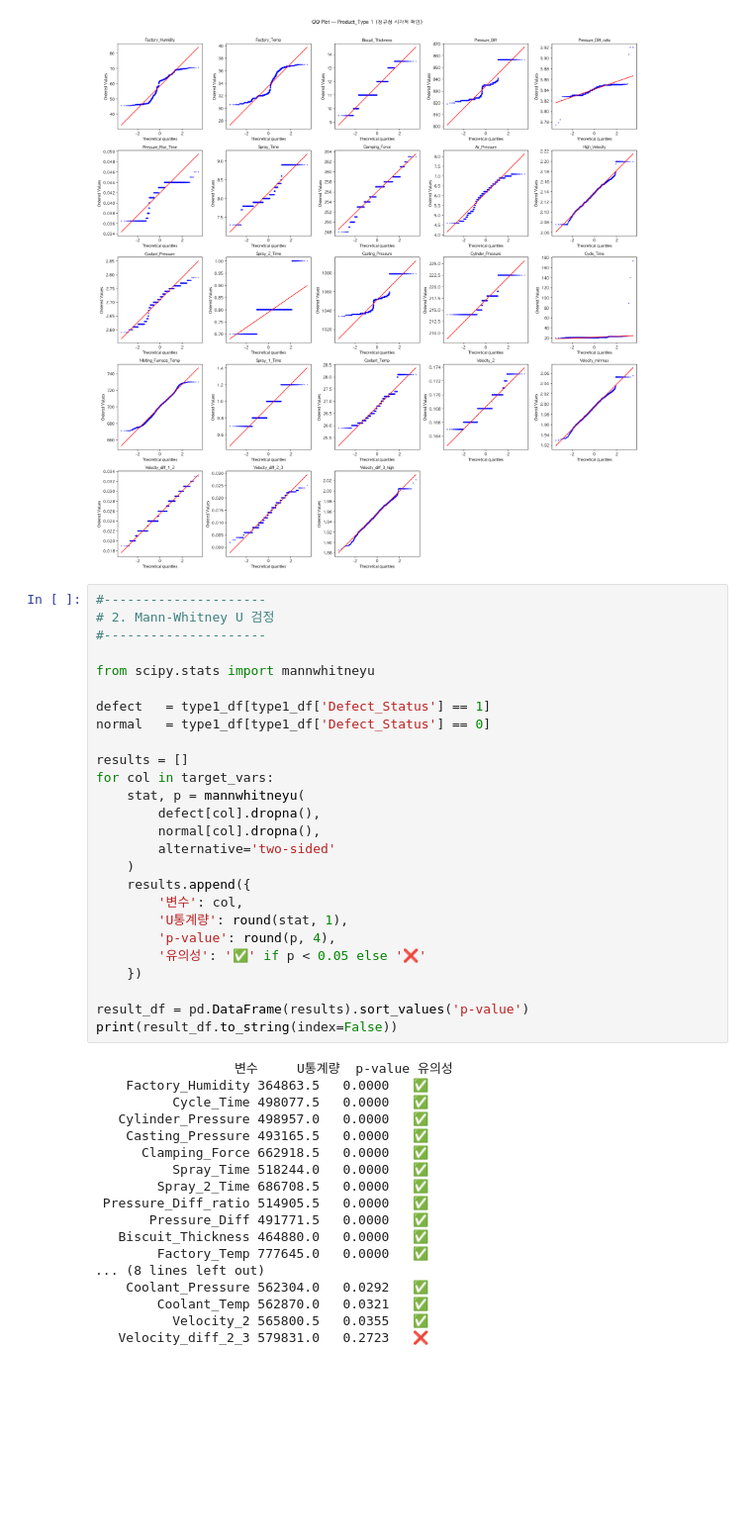
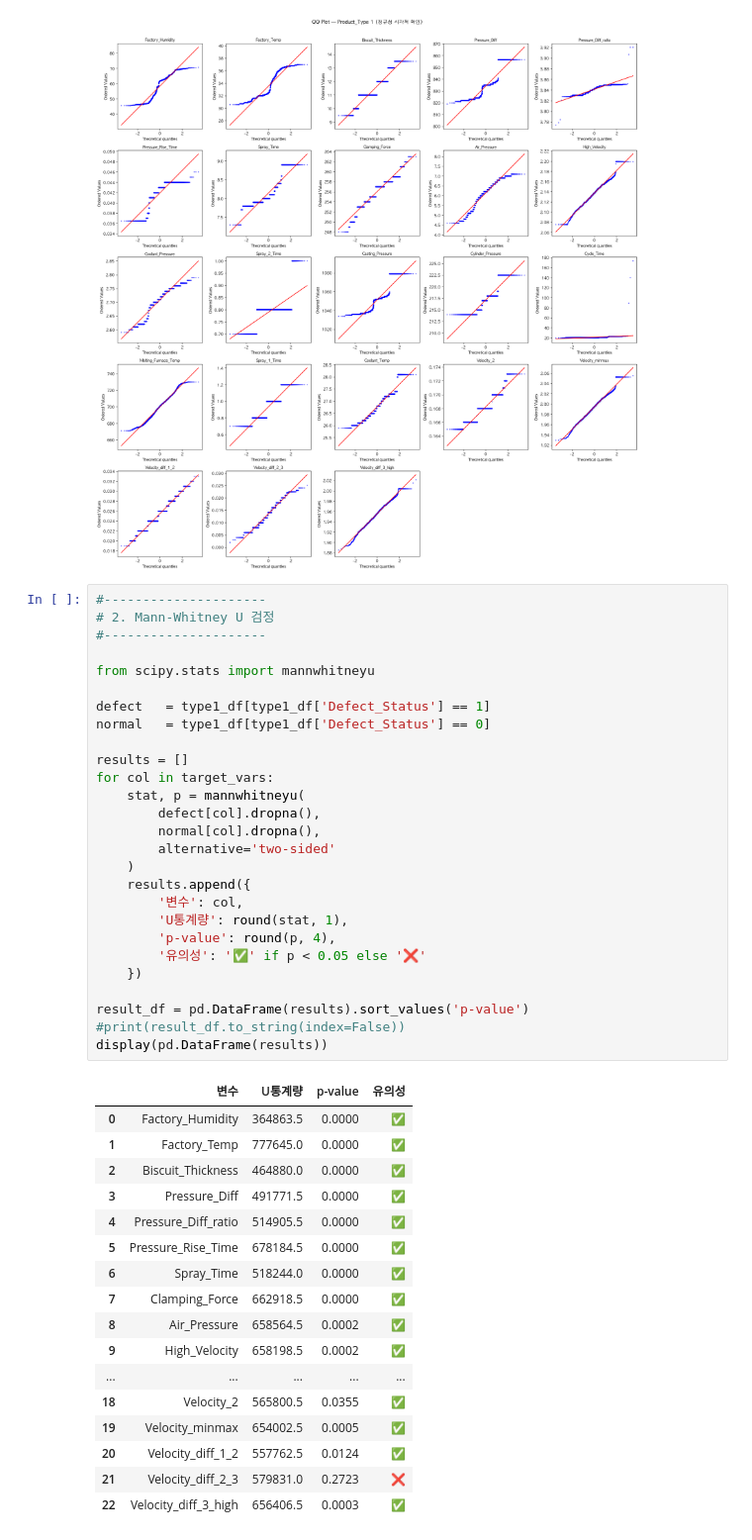
Before and after one commit to heeso0908/hotsix, a Jupyter notebook: notebooks/지소윤/통계.ipynb, the cells around one changed output. Shown at 99% size. Saved outputs shown, nothing was run; the diff lists cells and outputs as text; blank space fills up the shorter version.

```diff
--- a/notebooks/지소윤/통계.ipynb
+++ b/notebooks/지소윤/통계.ipynb
@@ -266,47 +266,48 @@ plt.show()
 # %%
 #---------------------
 # 2. Mann-Whitney U 검정
 #---------------------
 
 from scipy.stats import mannwhitneyu
 
 defect   = type1_df[type1_df['Defect_Status'] == 1]
 normal   = type1_df[type1_df['Defect_Status'] == 0]
 
 results = []
 for col in target_vars:
     stat, p = mannwhitneyu(
         defect[col].dropna(),
         normal[col].dropna(),
         alternative='two-sided'
     )
     results.append({
         '변수': col,
         'U통계량': round(stat, 1),
         'p-value': round(p, 4),
         '유의성': '✅' if p < 0.05 else '❌'
     })
 
 result_df = pd.DataFrame(results).sort_values('p-value')
-print(result_df.to_string(index=False))
+#print(result_df.to_string(index=False))
+display(pd.DataFrame(results))
 # %% [output]
-                  변수     U통계량  p-value 유의성
-    Factory_Humidity 364863.5   0.0000   ✅
-          Cycle_Time 498077.5   0.0000   ✅
-   Cylinder_Pressure 498957.0   0.0000   ✅
-    Casting_Pressure 493165.5   0.0000   ✅
-      Clamping_Force 662918.5   0.0000   ✅
-          Spray_Time 518244.0   0.0000   ✅
-        Spray_2_Time 686708.5   0.0000   ✅
- Pressure_Diff_ratio 514905.5   0.0000   ✅
-       Pressure_Diff 491771.5   0.0000   ✅
-   Biscuit_Thickness 464880.0   0.0000   ✅
-        Factory_Temp 777645.0   0.0000   ✅
-... (8 lines left out)
-    Coolant_Pressure 562304.0   0.0292   ✅
-        Coolant_Temp 562870.0   0.0321   ✅
-          Velocity_2 565800.5   0.0355   ✅
-   Velocity_diff_2_3 579831.0   0.2723   ❌
+|  | 변수 | U통계량 | p-value | 유의성 |
+| 0 | Factory_Humidity | 364863.5 | 0.0000 | ✅ |
+| 1 | Factory_Temp | 777645.0 | 0.0000 | ✅ |
+| 2 | Biscuit_Thickness | 464880.0 | 0.0000 | ✅ |
+| 3 | Pressure_Diff | 491771.5 | 0.0000 | ✅ |
+| 4 | Pressure_Diff_ratio | 514905.5 | 0.0000 | ✅ |
+| 5 | Pressure_Rise_Time | 678184.5 | 0.0000 | ✅ |
+| 6 | Spray_Time | 518244.0 | 0.0000 | ✅ |
+| 7 | Clamping_Force | 662918.5 | 0.0000 | ✅ |
+| 8 | Air_Pressure | 658564.5 | 0.0002 | ✅ |
+| 9 | High_Velocity | 658198.5 | 0.0002 | ✅ |
+| ... | ... | ... | ... | ... |
+| 18 | Velocity_2 | 565800.5 | 0.0355 | ✅ |
+| 19 | Velocity_minmax | 654002.5 | 0.0005 | ✅ |
+| 20 | Velocity_diff_1_2 | 557762.5 | 0.0124 | ✅ |
+| 21 | Velocity_diff_2_3 | 579831.0 | 0.2723 | ❌ |
+| 22 | Velocity_diff_3_high | 656406.5 | 0.0003 | ✅ |
 # %%
 #---------------------
 # 3. 효과크기 계산 (Rank-Biserial Correlation)
```
Also changed, not shown: parts of 8 cells of this notebook, 1 other file.
